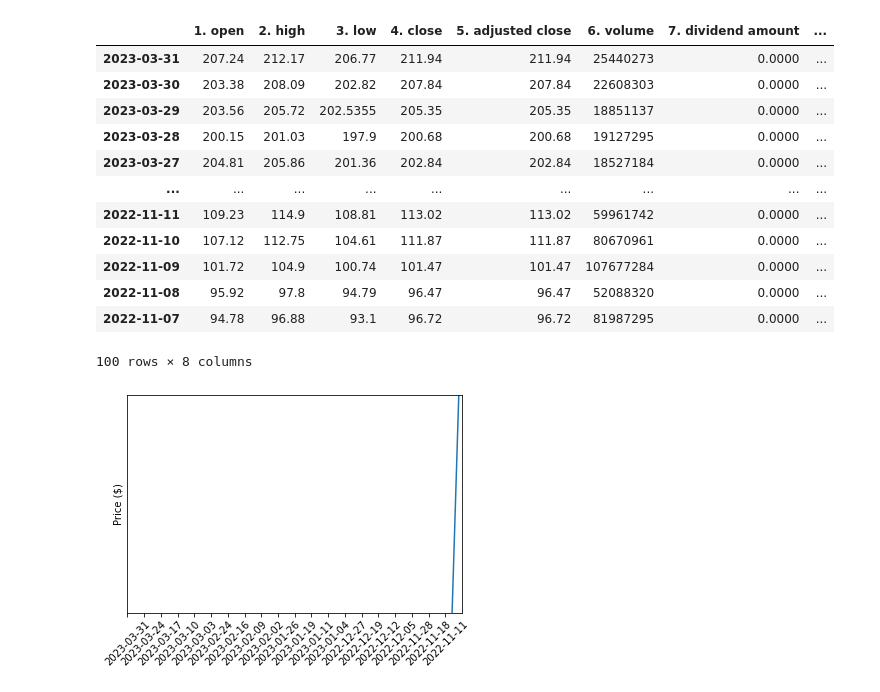
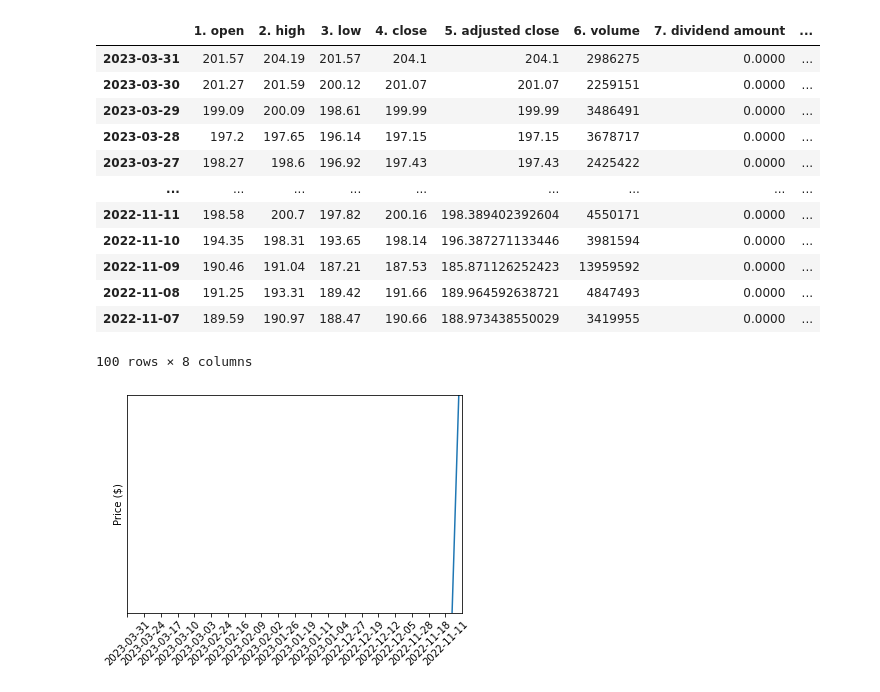
Before and after one commit to itsGarrin/Stock-Predictor-DS4400, a Jupyter notebook: src/stock_predictor.ipynb, the cells around one changed output. Drawn from its saved outputs; the diff is of its cells as text; code cells hidden in the pictures.

```diff
--- a/src/stock_predictor.ipynb
+++ b/src/stock_predictor.ipynb
@@ -11,35 +11,35 @@ import api_calls
 # %%
 # Call the alpaca api to get the data
 
 # Set the ticker
-ticker = "META"
+ticker = "VTI"
 
 # Set timeframe to '1D'
 timeframe = TimeFrame.Day
 
 # Set start and end datetimes, between now and 100 days ago.
 start_date = dt.datetime.now() - dt.timedelta(100)
 end_date = dt.datetime.now()
 
 # Get 100 days' worth of historical data for SPY
 stock_data = api_calls.call_daily(ticker)
 
 stock_data_df = pd.DataFrame(stock_data['Time Series (Daily)']).T
 
 stock_data_df
 # %% [output]
 |  | 1. open | 2. high | 3. low | 4. close | 5. adjusted close | 6. volume | 7. dividend amount | ... |
-| 2023-03-31 | 207.24 | 212.17 | 206.77 | 211.94 | 211.94 | 25440273 | 0.0000 | ... |
-| 2023-03-30 | 203.38 | 208.09 | 202.82 | 207.84 | 207.84 | 22608303 | 0.0000 | ... |
-| 2023-03-29 | 203.56 | 205.72 | 202.5355 | 205.35 | 205.35 | 18851137 | 0.0000 | ... |
-| 2023-03-28 | 200.15 | 201.03 | 197.9 | 200.68 | 200.68 | 19127295 | 0.0000 | ... |
-| 2023-03-27 | 204.81 | 205.86 | 201.36 | 202.84 | 202.84 | 18527184 | 0.0000 | ... |
+| 2023-03-31 | 201.57 | 204.19 | 201.57 | 204.1 | 204.1 | 2986275 | 0.0000 | ... |
+| 2023-03-30 | 201.27 | 201.59 | 200.12 | 201.07 | 201.07 | 2259151 | 0.0000 | ... |
+| 2023-03-29 | 199.09 | 200.09 | 198.61 | 199.99 | 199.99 | 3486491 | 0.0000 | ... |
+| 2023-03-28 | 197.2 | 197.65 | 196.14 | 197.15 | 197.15 | 3678717 | 0.0000 | ... |
+| 2023-03-27 | 198.27 | 198.6 | 196.92 | 197.43 | 197.43 | 2425422 | 0.0000 | ... |
 | ... | ... | ... | ... | ... | ... | ... | ... | ... |
-| 2022-11-11 | 109.23 | 114.9 | 108.81 | 113.02 | 113.02 | 59961742 | 0.0000 | ... |
-| 2022-11-10 | 107.12 | 112.75 | 104.61 | 111.87 | 111.87 | 80670961 | 0.0000 | ... |
-| 2022-11-09 | 101.72 | 104.9 | 100.74 | 101.47 | 101.47 | 107677284 | 0.0000 | ... |
-| 2022-11-08 | 95.92 | 97.8 | 94.79 | 96.47 | 96.47 | 52088320 | 0.0000 | ... |
-| 2022-11-07 | 94.78 | 96.88 | 93.1 | 96.72 | 96.72 | 81987295 | 0.0000 | ... |
+| 2022-11-11 | 198.58 | 200.7 | 197.82 | 200.16 | 198.389402392604 | 4550171 | 0.0000 | ... |
+| 2022-11-10 | 194.35 | 198.31 | 193.65 | 198.14 | 196.387271133446 | 3981594 | 0.0000 | ... |
+| 2022-11-09 | 190.46 | 191.04 | 187.21 | 187.53 | 185.871126252423 | 13959592 | 0.0000 | ... |
+| 2022-11-08 | 191.25 | 193.31 | 189.42 | 191.66 | 189.964592638721 | 4847493 | 0.0000 | ... |
+| 2022-11-07 | 189.59 | 190.97 | 188.47 | 190.66 | 188.973438550029 | 3419955 | 0.0000 | ... |
 100 rows × 8 columns
 # %%
 # Plot the adjusted closing prices of the stock
```
Also changed, not shown: 2 other files.
